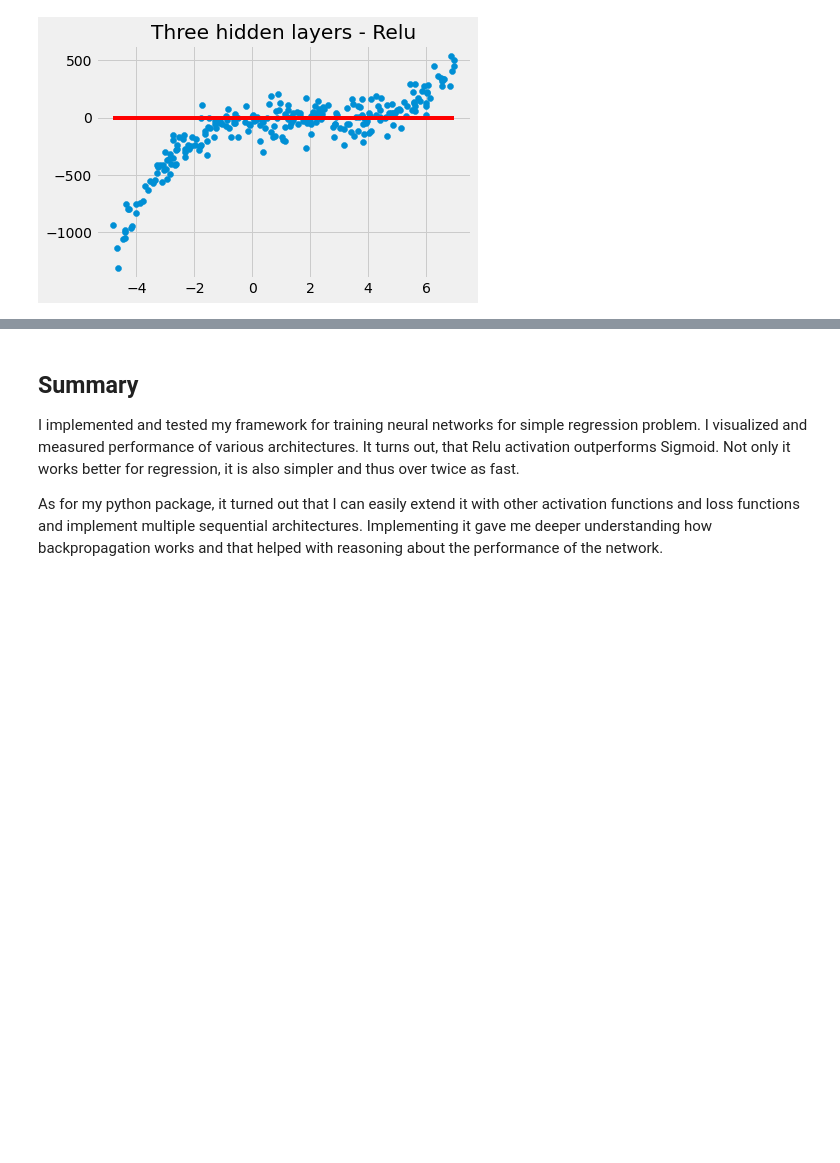
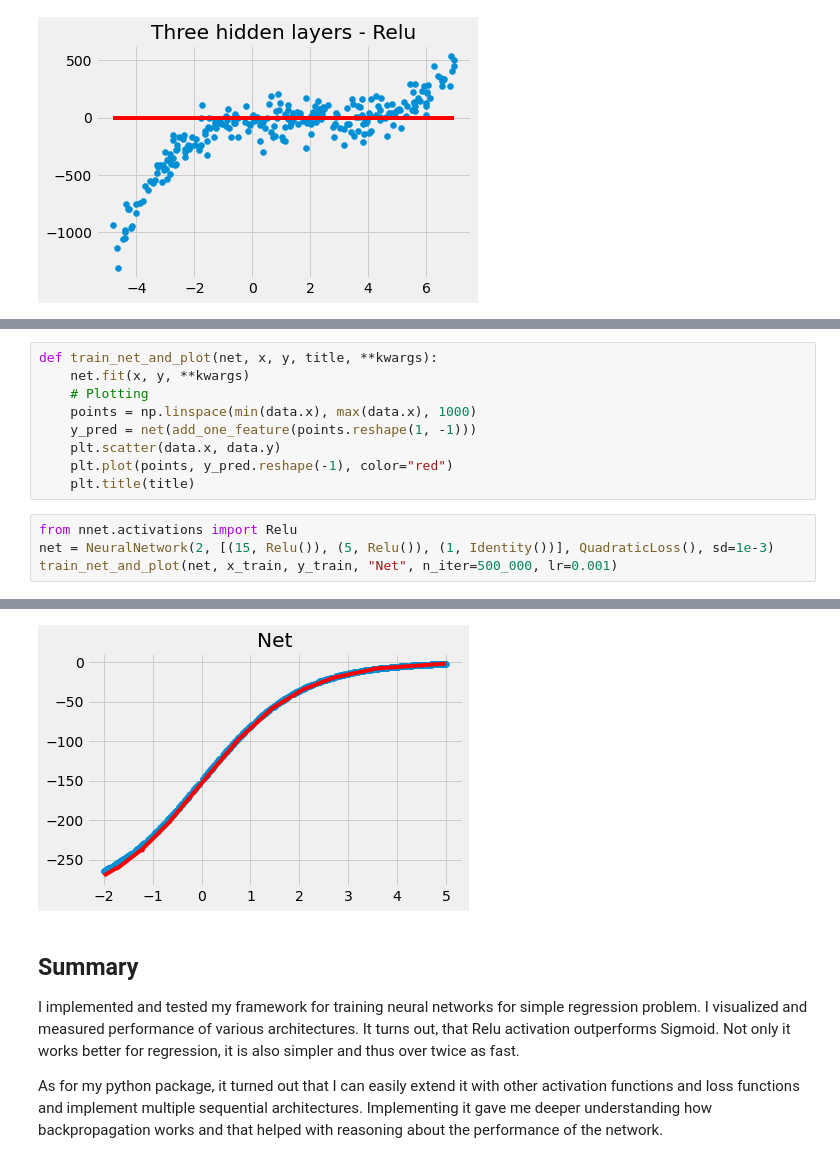
Before and after one commit to kaletap/neural-network, a Jupyter notebook: 01_demo_regression.ipynb, the cells around one changed output, grey strips where cells are left out. Cells and saved outputs as stored; diff of their text form; blank space fills up the shorter version.

```diff
--- a/01_demo_regression.ipynb
+++ b/01_demo_regression.ipynb
@@ -181,0 +199,14 @@ Training completed. Loss: 97685.01018160158
+# %%
+def train_net_and_plot(net, x, y, title, **kwargs):
+    net.fit(x, y, **kwargs)
+    # Plotting
+    points = np.linspace(min(data.x), max(data.x), 1000)
+    y_pred = net(add_one_feature(points.reshape(1, -1)))
+    plt.scatter(data.x, data.y)
+    plt.plot(points, y_pred.reshape(-1), color="red")
+    plt.title(title)
+# %%
+from nnet.activations import Relu
+net = NeuralNetwork(2, [(15, Relu()), (5, Relu()), (1, Identity())], QuadraticLoss(), sd=1e-3)
+train_net_and_plot(net, x_train, y_train, "Net", n_iter=500_000, lr=0.001)
+# %% [output]
@@ -182,3 +214,4 @@ Training completed. Loss: 97685.01018160158
+[figure, added]
 # %% [markdown]
 ## Summary
 I implemented and tested my framework for training neural networks for simple regression problem. I visualized and measured performance of various architectures. It turns out, that Relu activation outperforms Sigmoid. Not only it works better for regression, it is also simpler and thus over twice as fast.
```
Also changed, not shown: parts of 4 cells of this notebook.
